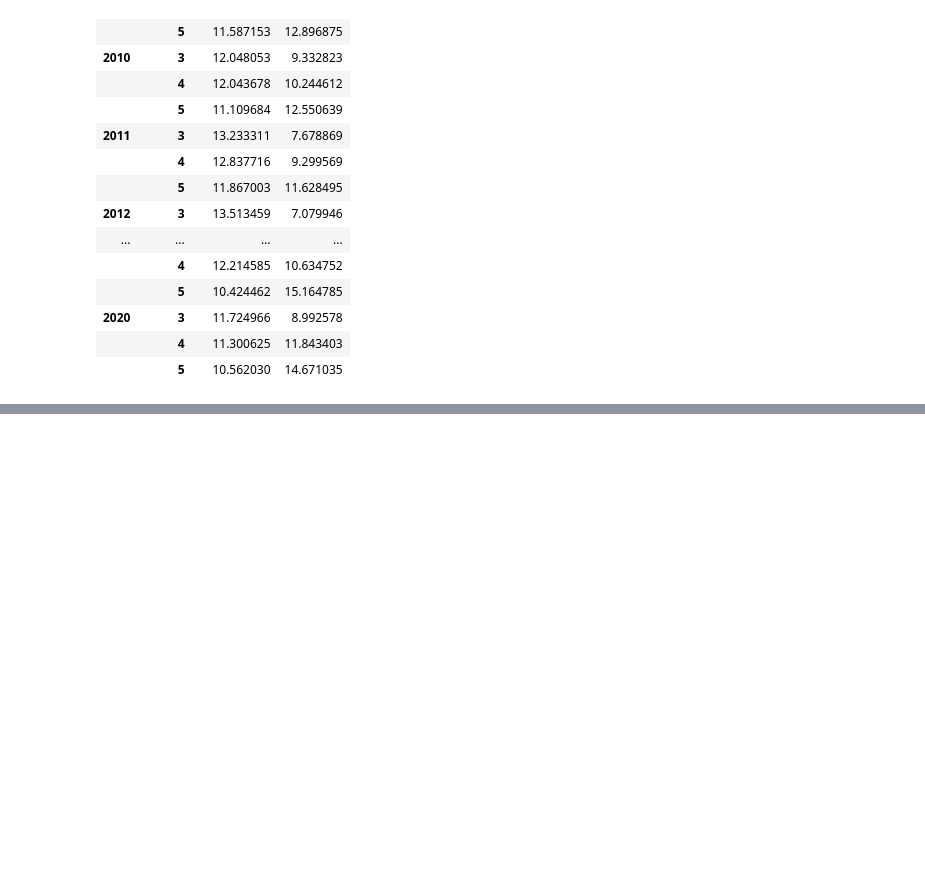
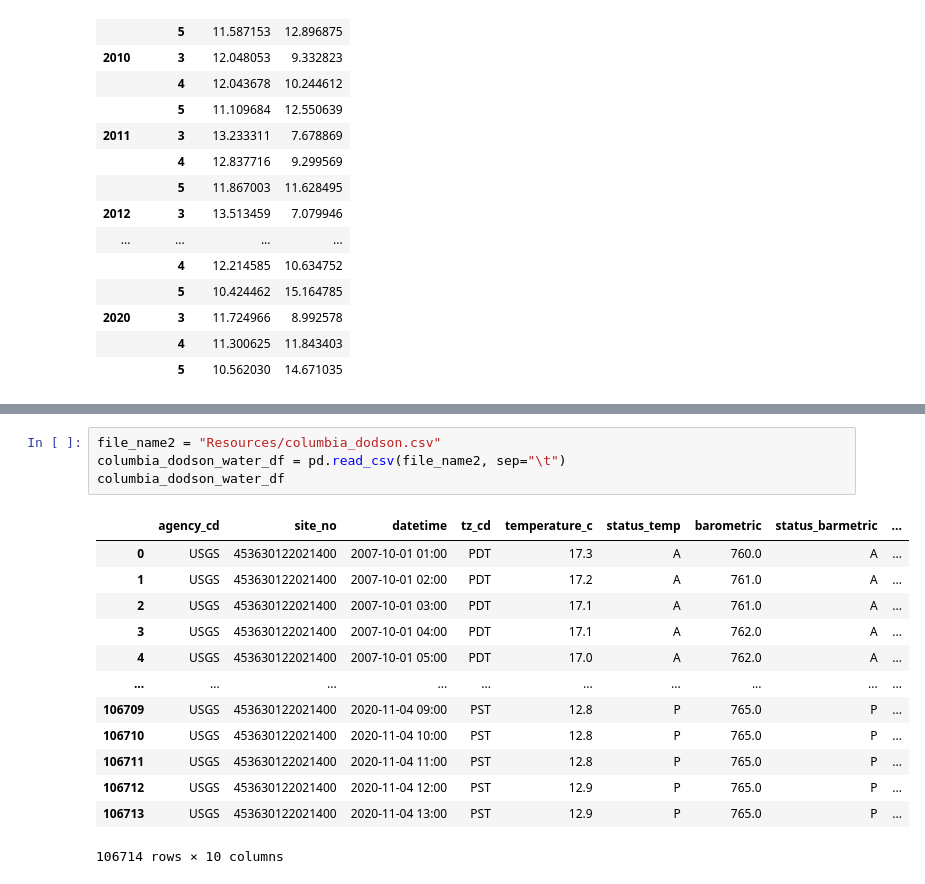
Before and after one commit to jayhjman/bootcamp-project1, a Jupyter notebook: Trim_water_data.ipynb, the cells around one changed output, grey strips where cells are left out. Drawn from its saved outputs; the diff is of its cells as text; blank space fills up the shorter version.

```diff
--- a/Trim_water_data.ipynb
+++ b/Trim_water_data.ipynb
@@ -138,0 +157,18 @@ willamette_reduce_final.groupby(['year','month']).mean()
+# %%
+file_name2 = "Resources/columbia_dodson.csv"
+columbia_dodson_water_df = pd.read_csv(file_name2, sep="\t")
+columbia_dodson_water_df
+# %% [output]
+|  | agency_cd | site_no | datetime | tz_cd | temperature_c | status_temp | barometric | status_barmetric | ... |
+| 0 | USGS | 453630122021400 | 2007-10-01 01:00 | PDT | 17.3 | A | 760.0 | A | ... |
+| 1 | USGS | 453630122021400 | 2007-10-01 02:00 | PDT | 17.2 | A | 761.0 | A | ... |
+| 2 | USGS | 453630122021400 | 2007-10-01 03:00 | PDT | 17.1 | A | 761.0 | A | ... |
+| 3 | USGS | 453630122021400 | 2007-10-01 04:00 | PDT | 17.1 | A | 762.0 | A | ... |
+| 4 | USGS | 453630122021400 | 2007-10-01 05:00 | PDT | 17.0 | A | 762.0 | A | ... |
+| ... | ... | ... | ... | ... | ... | ... | ... | ... | ... |
+| 106709 | USGS | 453630122021400 | 2020-11-04 09:00 | PST | 12.8 | P | 765.0 | P | ... |
+| 106710 | USGS | 453630122021400 | 2020-11-04 10:00 | PST | 12.8 | P | 765.0 | P | ... |
+| 106711 | USGS | 453630122021400 | 2020-11-04 11:00 | PST | 12.8 | P | 765.0 | P | ... |
+| 106712 | USGS | 453630122021400 | 2020-11-04 12:00 | PST | 12.9 | P | 765.0 | P | ... |
+| 106713 | USGS | 453630122021400 | 2020-11-04 13:00 | PST | 12.9 | P | 765.0 | P | ... |
+106714 rows × 10 columns
```
Also changed, not shown: parts of 3 cells of this notebook, 4 other files.
